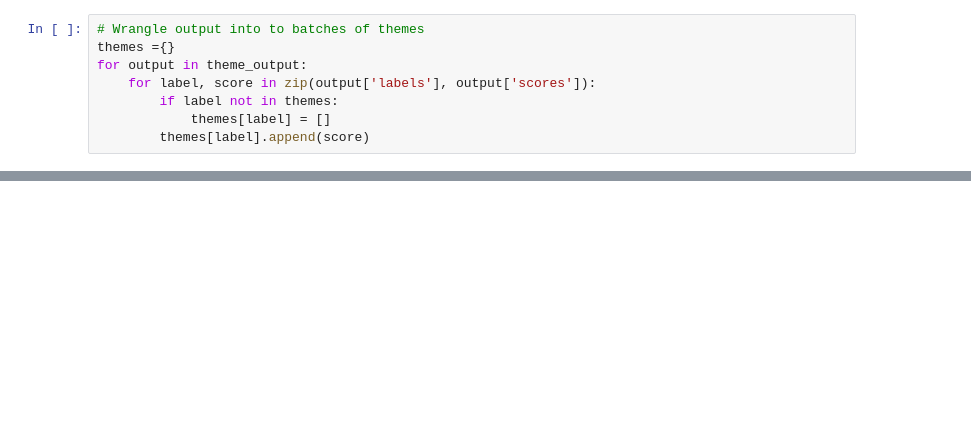
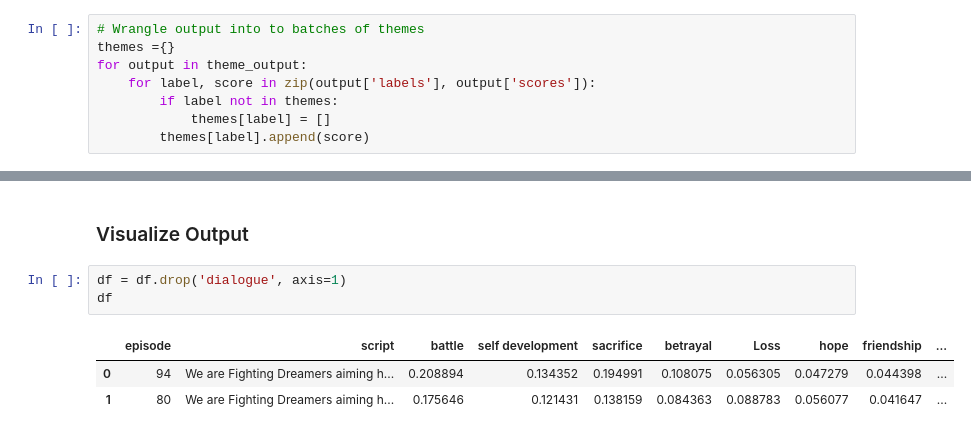
Before and after one commit to kartikeya-datta/TV-Series-Analysis-System, a Jupyter notebook: theme_classifier/theme_classification_development.ipynb, the cells around one changed output, grey strips where cells are left out. Saved outputs shown, nothing was run; the diff lists cells and outputs as text; blank space fills up the shorter version.

```diff
--- a/theme_classifier/theme_classification_development.ipynb
+++ b/theme_classifier/theme_classification_development.ipynb
@@ -295,0 +299,9 @@ df
+# %% [markdown]
+### Visualize Output
+# %%
+df = df.drop('dialogue', axis=1)
+df
+# %% [output]
+|  | episode | script | battle | self development | sacrifice | betrayal | Loss | hope | friendship | ... |
+| 0 | 94 | We are Fighting Dreamers aiming h... | 0.208894 | 0.134352 | 0.194991 | 0.108075 | 0.056305 | 0.047279 | 0.044398 | ... |
+| 1 | 80 | We are Fighting Dreamers aiming h... | 0.175646 | 0.121431 | 0.138159 | 0.084363 | 0.088783 | 0.056077 | 0.041647 | ... |
```
Also changed, not shown: parts of 16 cells of this notebook, 7 other files.
